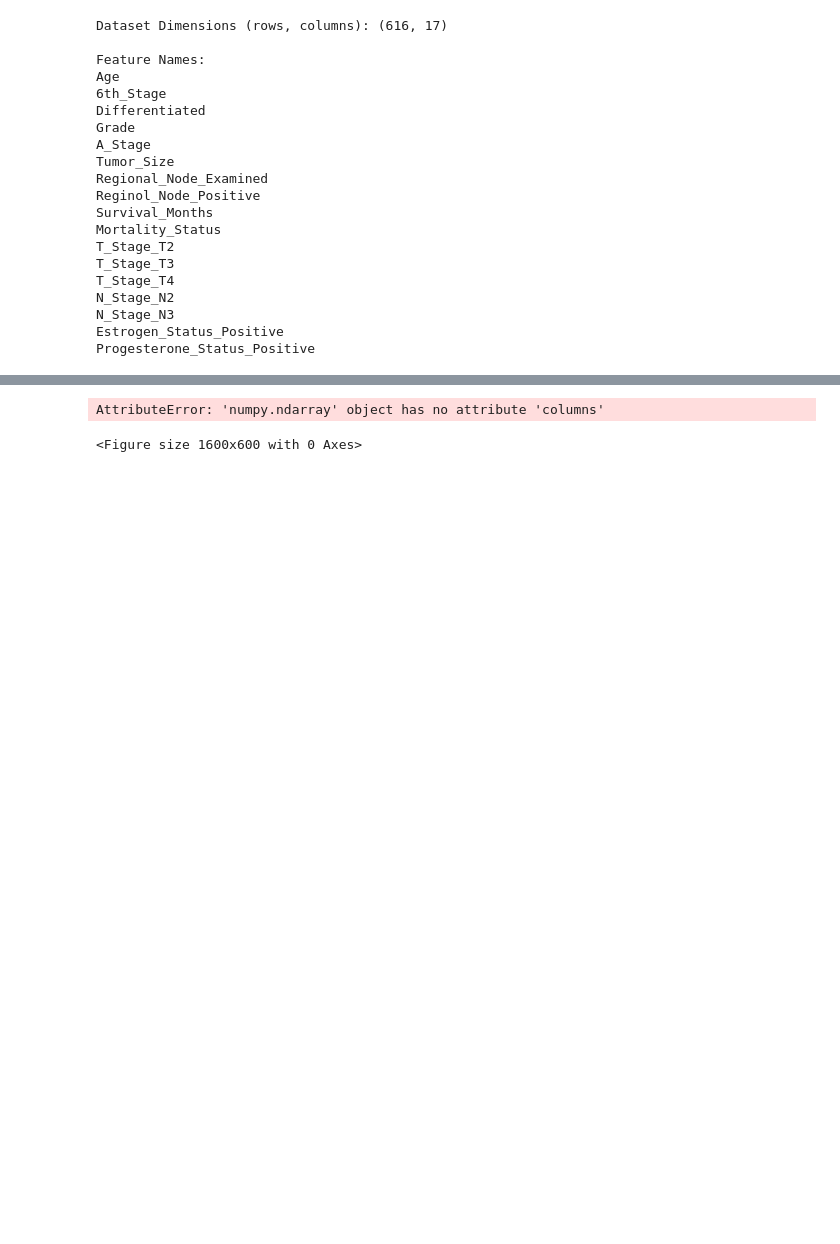
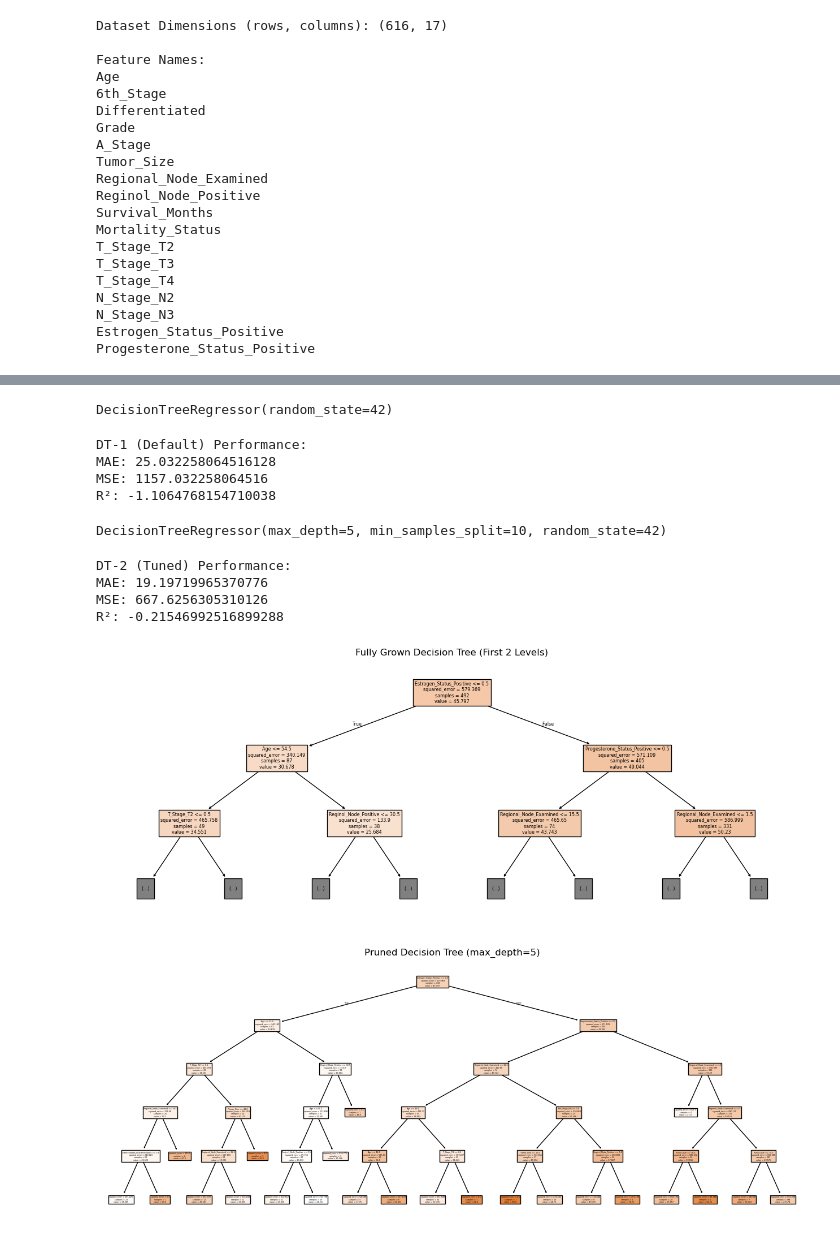
Before and after one commit to yasandu0505/breast-cancer-detection, a Jupyter notebook: Final_Notebook3_20221914_w2052278.ipynb, the cells around one changed output, grey strips where cells are left out. Cells and saved outputs as stored; diff of their text form; code cells hidden in the pictures; blank space fills up the shorter version.

```diff
--- a/Final_Notebook3_20221914_w2052278.ipynb
+++ b/Final_Notebook3_20221914_w2052278.ipynb
@@ -296,17 +258,69 @@ R²: -0.21546992516899288
+# %%
+# -------------------------------
+# DT-1: Default decision tree
+# -------------------------------
+dt1 = DecisionTreeRegressor(random_state=42)
+dt1.fit(x_train, y_train)
+# %% [output]
+DecisionTreeRegressor(random_state=42)
+# %%
+y_pred_dt1 = dt1.predict(x_test)
+
+print("DT-1 (Default) Performance:")
+print("MAE:", mean_absolute_error(y_test, y_pred_dt1))
+print("MSE:", mean_squared_error(y_test, y_pred_dt1))
+print("R²:", r2_score(y_test, y_pred_dt1))
+# %% [output]
+DT-1 (Default) Performance:
+MAE: 25.032258064516128
+MSE: 1157.032258064516
+R²: -1.1064768154710038
+# %%
+# -------------------------------
+# DT-2: Tuned decision tree
+# -------------------------------
+dt2 = DecisionTreeRegressor(max_depth=5, min_samples_split=10, random_state=42)
+dt2.fit(x_train, y_train)
+# %% [output]
+DecisionTreeRegressor(max_depth=5, min_samples_split=10, random_state=42)
+# %%
+y_pred_dt2 = dt2.predict(x_test)
+
+print("\nDT-2 (Tuned) Performance:")
+print("MAE:", mean_absolute_error(y_test, y_pred_dt2))
+print("MSE:", mean_squared_error(y_test, y_pred_dt2))
+print("R²:", r2_score(y_test, y_pred_dt2))
+# %% [output]
+DT-2 (Tuned) Performance:
+MAE: 19.19719965370776
+MSE: 667.6256305310126
+R²: -0.21546992516899288
 # %%
 import matplotlib.pyplot as plt
+from sklearn.tree import plot_tree
 
+# Get feature names after encoding
+# This part gets the names from the OneHotEncoder and other columns
+one_hot_encoder = preprocessor.named_transformers_['cat']
+encoded_cat_features = one_hot_encoder.get_feature_names_out(categorical_cols)
 
-# visualize tree
+# Get numeric columns (those not encoded)
+numeric_cols = [col for col in x.columns if col not in categorical_cols]
+
+# Combine encoded categorical and numeric columns
+feature_names = list(encoded_cat_features) + numeric_cols
+
+# Visualize DT-1: fully grown (first 2 levels)
 plt.figure(figsize=(16, 6))
-plot_tree(dt1, filled=True, max_depth=2, feature_names=x_train_reg.columns)
+plot_tree(dt1, filled=True, max_depth=2, feature_names=feature_names)
 plt.title("Fully Grown Decision Tree (First 2 Levels)")
 plt.show()
 
+# Visualize DT-2: pruned tree
 plt.figure(figsize=(16, 6))
-plot_tree(dt2, filled=True, feature_names=x_train_reg.columns)
-plt.title("Pruned Decision Tree (max_depth=4)")
+plot_tree(dt2, filled=True, feature_names=feature_names)
+plt.title("Pruned Decision Tree (max_depth=5)")
 plt.show()
 # %% [output]
-AttributeError: 'numpy.ndarray' object has no attribute 'columns'
-<Figure size 1600x600 with 0 Axes>
+[figure, added]
+[figure, added]
```
Also changed, not shown: parts of 2 cells of this notebook.
